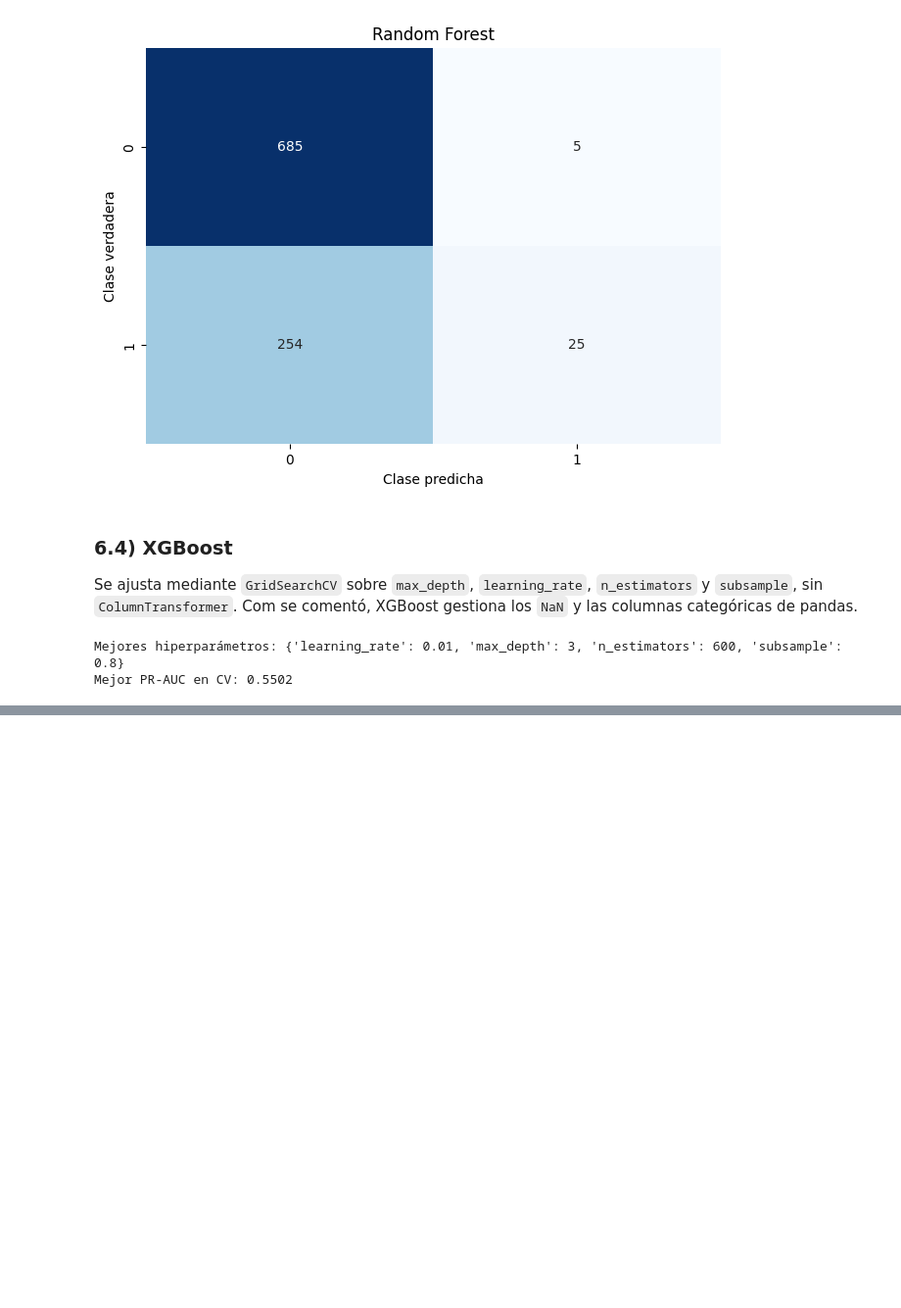
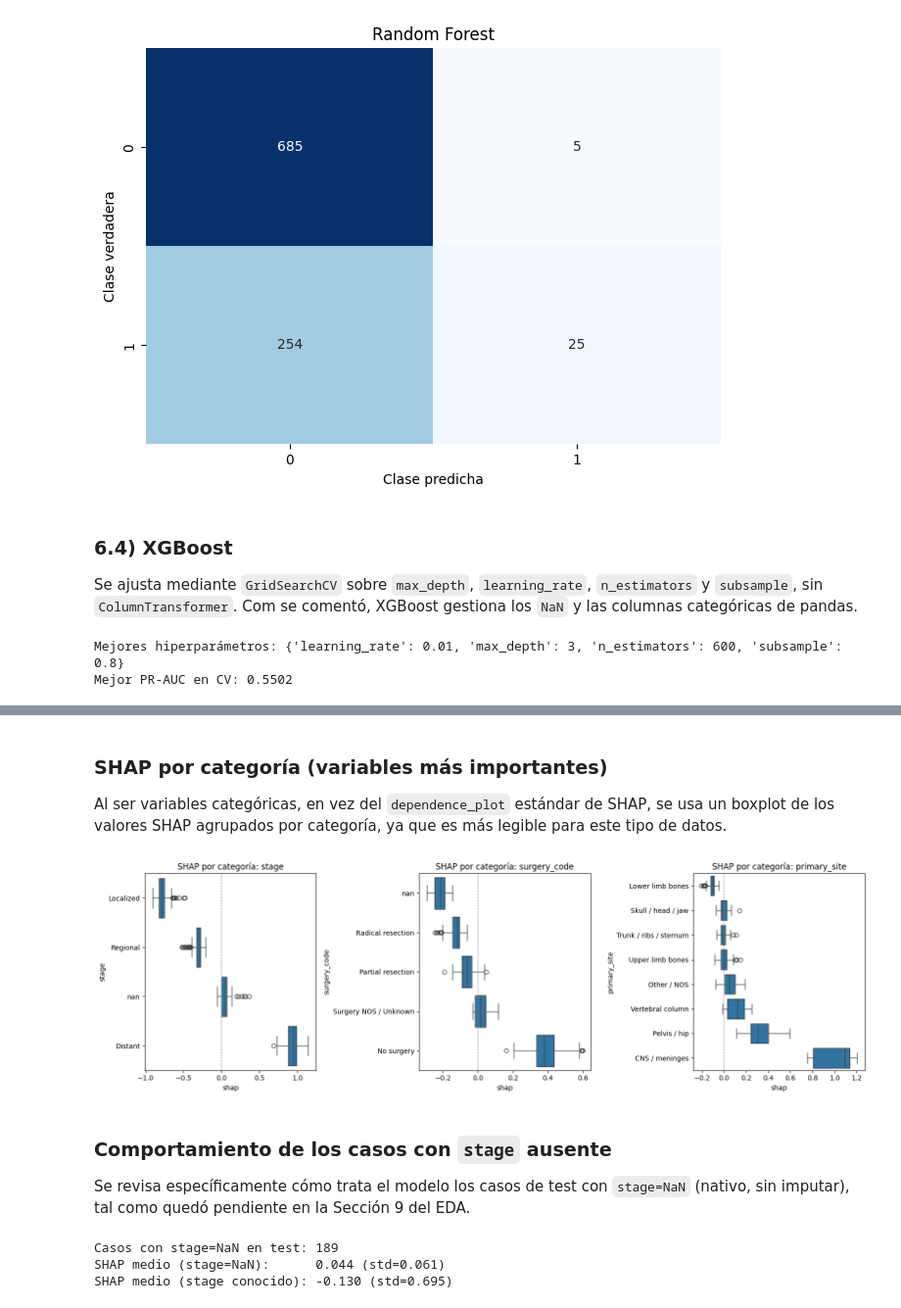
Before and after one commit to alonsocg5/TFM_Alonso_Castanon, a Jupyter notebook: notebooks/03_modelo_ML.ipynb, the cells around one changed output, grey strips where cells are left out. Shown at 98% size. Saved outputs shown, nothing was run; the diff lists cells and outputs as text; code cells hidden in the pictures; blank space fills up the shorter version.

```diff
--- a/notebooks/03_modelo_ML.ipynb
+++ b/notebooks/03_modelo_ML.ipynb
@@ -456,0 +722,32 @@ PR-AUC:    0.559
+# %% [markdown]
+### SHAP por categoría (variables más importantes)
+
+Al ser variables categóricas, en vez del `dependence_plot` estándar de SHAP, se usa un boxplot de los valores SHAP agrupados por categoría, ya que es más legible para este tipo de datos.
+# %%
+fig, axes = plt.subplots(1, 3, figsize=(16, 5))
+for ax, col in zip(axes, ['stage', 'surgery_code', 'primary_site']):
+    idx = feature_cols.index(col)
+    tmp = pd.DataFrame({col: X_test[col].astype(str).fillna('NaN').values, 'shap': shap_values[:, idx]})
+    order = tmp.groupby(col)['shap'].median().sort_values().index
+    sns.boxplot(data=tmp, x='shap', y=col, order=order, ax=ax)
+    ax.axvline(0, color='grey', linestyle='--', linewidth=0.8)
+    ax.set_title(f'SHAP por categoría: {col}')
+plt.tight_layout()
+plt.show()
+# %% [output]
+[figure, added]
+# %% [markdown]
+### Comportamiento de los casos con `stage` ausente
+
+Se revisa específicamente cómo trata el modelo los casos de test con `stage=NaN` (nativo, sin imputar), tal como quedó pendiente en la Sección 9 del EDA.
+# %%
+mask_nan = X_test['stage'].isnull()
+idx_stage = feature_cols.index('stage')
+
+print(f"Casos con stage=NaN en test: {mask_nan.sum()}")
+print(f"SHAP medio (stage=NaN):      {shap_values[mask_nan.values, idx_stage].mean():.3f} (std={shap_values[mask_nan.values, idx_stage].std():.3f})")
+print(f"SHAP medio (stage conocido): {shap_values[~mask_nan.values, idx_stage].mean():.3f} (std={shap_values[~mask_nan.values, idx_stage].std():.3f})")
+# %% [output]
+Casos con stage=NaN en test: 189
+SHAP medio (stage=NaN):      0.044 (std=0.061)
+SHAP medio (stage conocido): -0.130 (std=0.695)
```
Also changed, not shown: parts of 27 cells of this notebook, 1 other file.
